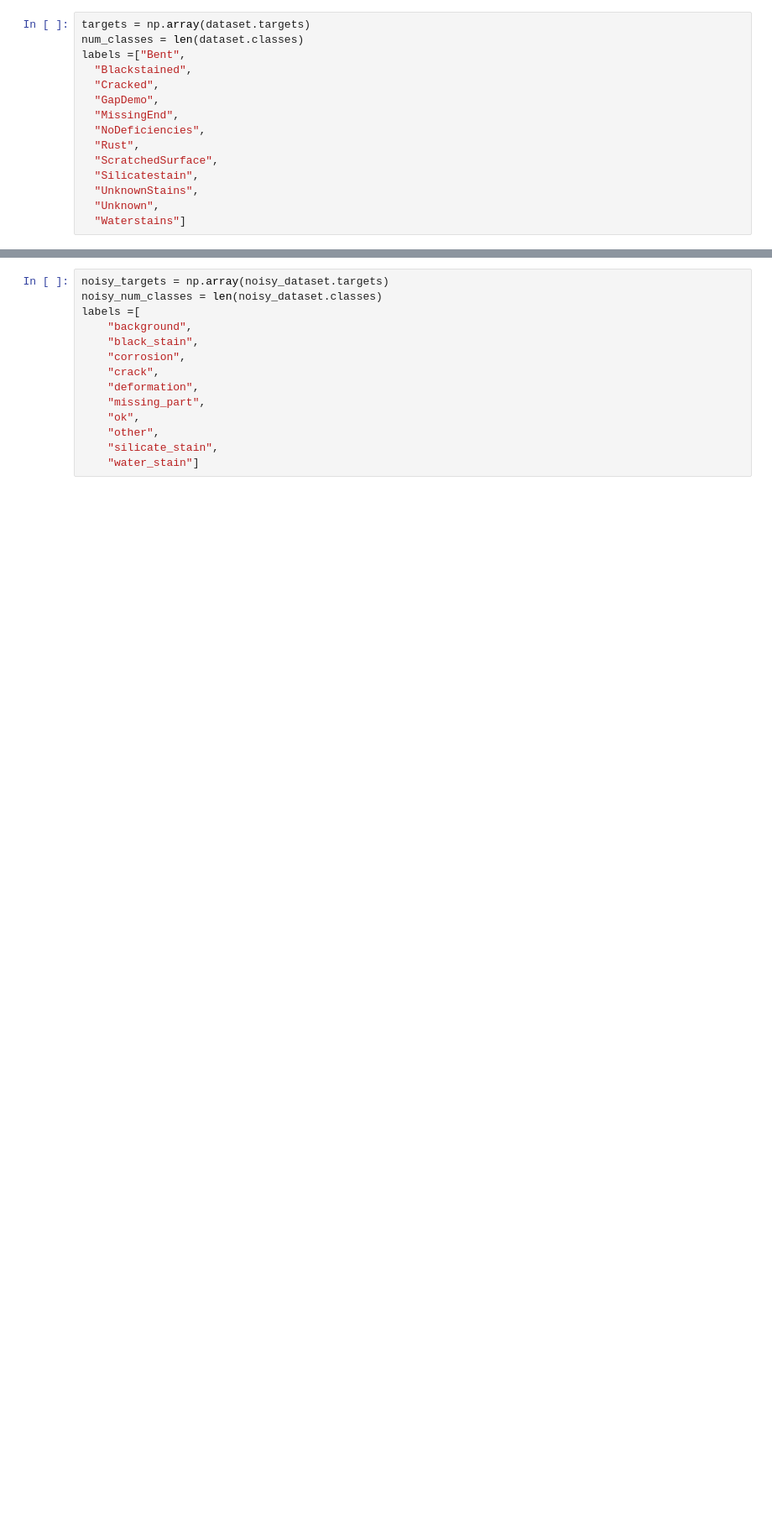
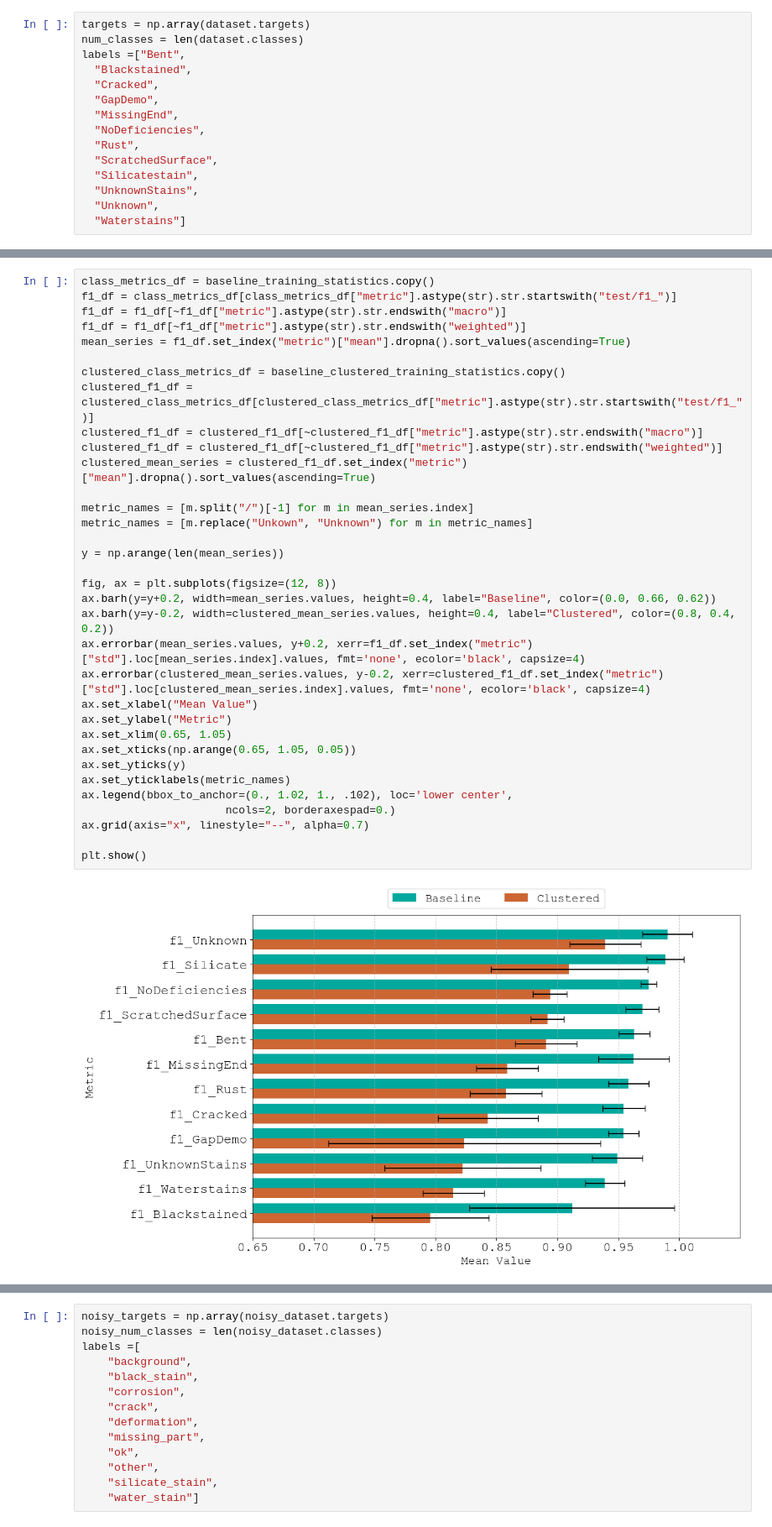
Before and after one commit to LukasBenner/NoisyLabelDefectDetection, a Jupyter notebook: notebooks/plots.ipynb, the cells around one changed output, grey strips where cells are left out. Shown at 84% size. Drawn from its saved outputs; the diff is of its cells as text; blank space fills up the shorter version.

```diff
--- a/notebooks/plots.ipynb
+++ b/notebooks/plots.ipynb
@@ -56 +138,37 @@ plt.show()
+# %%
+class_metrics_df = baseline_training_statistics.copy()
+f1_df = class_metrics_df[class_metrics_df["metric"].astype(str).str.startswith("test/f1_")]
+f1_df = f1_df[~f1_df["metric"].astype(str).str.endswith("macro")]
+f1_df = f1_df[~f1_df["metric"].astype(str).str.endswith("weighted")]
+mean_series = f1_df.set_index("metric")["mean"].dropna().sort_values(ascending=True)
+
+clustered_class_metrics_df = baseline_clustered_training_statistics.copy()
+clustered_f1_df = clustered_class_metrics_df[clustered_class_metrics_df["metric"].astype(str).str.startswith("test/f1_")]
+clustered_f1_df = clustered_f1_df[~clustered_f1_df["metric"].astype(str).str.endswith("macro")]
+clustered_f1_df = clustered_f1_df[~clustered_f1_df["metric"].astype(str).str.endswith("weighted")]
+clustered_mean_series = clustered_f1_df.set_index("metric")["mean"].dropna().sort_values(ascending=True)
+
+metric_names = [m.split("/")[-1] for m in mean_series.index]
+metric_names = [m.replace("Unkown", "Unknown") for m in metric_names]
+
+y = np.arange(len(mean_series))
+
+fig, ax = plt.subplots(figsize=(12, 8))
+ax.barh(y=y+0.2, width=mean_series.values, height=0.4, label="Baseline", color=(0.0, 0.66, 0.62))
+ax.barh(y=y-0.2, width=clustered_mean_series.values, height=0.4, label="Clustered", color=(0.8, 0.4, 0.2))
+ax.errorbar(mean_series.values, y+0.2, xerr=f1_df.set_index("metric")["std"].loc[mean_series.index].values, fmt='none', ecolor='black', capsize=4)
+ax.errorbar(clustered_mean_series.values, y-0.2, xerr=clustered_f1_df.set_index("metric")["std"].loc[clustered_mean_series.index].values, fmt='none', ecolor='black', capsize=4)
+ax.set_xlabel("Mean Value")
+ax.set_ylabel("Metric")
+ax.set_xlim(0.65, 1.05)
+ax.set_xticks(np.arange(0.65, 1.05, 0.05))
+ax.set_yticks(y)
+ax.set_yticklabels(metric_names)
+ax.legend(bbox_to_anchor=(0., 1.02, 1., .102), loc='lower center',
+                      ncols=2, borderaxespad=0.)
+ax.grid(axis="x", linestyle="--", alpha=0.7)
+
+plt.show()
+# %% [output]
+[figure, added]
 # %% [markdown]
```
Also changed, not shown: parts of 40 cells of this notebook, 10 other files.
